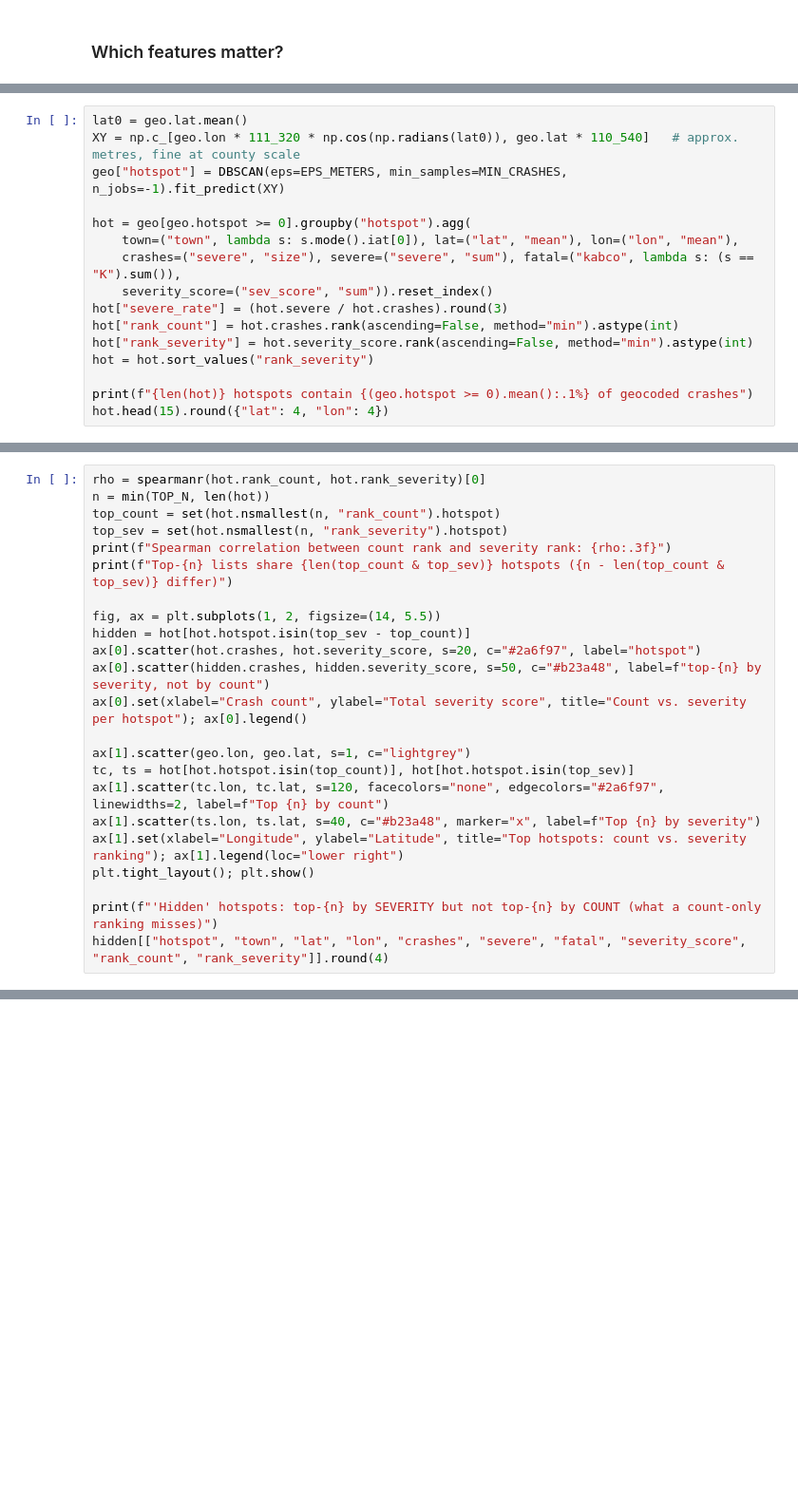
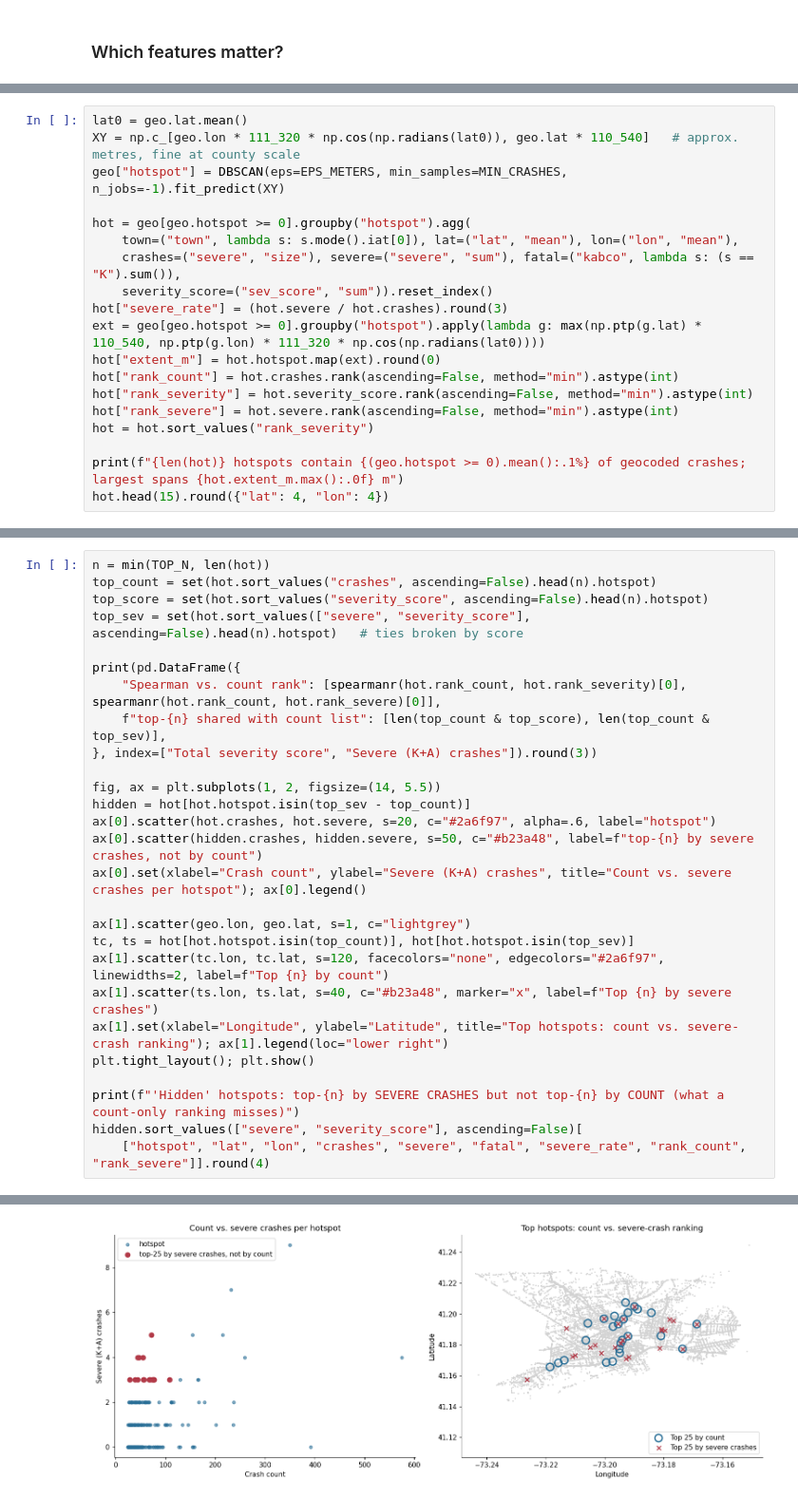
Before and after one commit to SeanSalafia/CT-Car-Crash-ML-Project, a Jupyter notebook: fairfield_crash_severity.ipynb, the cells around one changed output, grey strips where cells are left out. Shown at 95% size. Drawn from its saved outputs; the diff is of its cells as text; blank space fills up the shorter version.

```diff
--- a/fairfield_crash_severity.ipynb
+++ b/fairfield_crash_severity.ipynb
@@ -336,9 +360,12 @@ hot = geo[geo.hotspot >= 0].groupby("hotspot").agg(
     crashes=("severe", "size"), severe=("severe", "sum"), fatal=("kabco", lambda s: (s == "K").sum()),
     severity_score=("sev_score", "sum")).reset_index()
 hot["severe_rate"] = (hot.severe / hot.crashes).round(3)
+ext = geo[geo.hotspot >= 0].groupby("hotspot").apply(lambda g: max(np.ptp(g.lat) * 110_540, np.ptp(g.lon) * 111_320 * np.cos(np.radians(lat0))))
+hot["extent_m"] = hot.hotspot.map(ext).round(0)
 hot["rank_count"] = hot.crashes.rank(ascending=False, method="min").astype(int)
 hot["rank_severity"] = hot.severity_score.rank(ascending=False, method="min").astype(int)
+hot["rank_severe"] = hot.severe.rank(ascending=False, method="min").astype(int)
 hot = hot.sort_values("rank_severity")
 
-print(f"{len(hot)} hotspots contain {(geo.hotspot >= 0).mean():.1%} of geocoded crashes")
+print(f"{len(hot)} hotspots contain {(geo.hotspot >= 0).mean():.1%} of geocoded crashes; largest spans {hot.extent_m.max():.0f} m")
 hot.head(15).round({"lat": 4, "lon": 4})
@@ -345,23 +390,28 @@ hot.head(15).round({"lat": 4, "lon": 4})
 # %%
-rho = spearmanr(hot.rank_count, hot.rank_severity)[0]
 n = min(TOP_N, len(hot))
-top_count = set(hot.nsmallest(n, "rank_count").hotspot)
-top_sev = set(hot.nsmallest(n, "rank_severity").hotspot)
-print(f"Spearman correlation between count rank and severity rank: {rho:.3f}")
-print(f"Top-{n} lists share {len(top_count & top_sev)} hotspots ({n - len(top_count & top_sev)} differ)")
+top_count = set(hot.sort_values("crashes", ascending=False).head(n).hotspot)
+top_score = set(hot.sort_values("severity_score", ascending=False).head(n).hotspot)
+top_sev = set(hot.sort_values(["severe", "severity_score"], ascending=False).head(n).hotspot)   # ties broken by score
+
+print(pd.DataFrame({
+    "Spearman vs. count rank": [spearmanr(hot.rank_count, hot.rank_severity)[0], spearmanr(hot.rank_count, hot.rank_severe)[0]],
+    f"top-{n} shared with count list": [len(top_count & top_score), len(top_count & top_sev)],
+}, index=["Total severity score", "Severe (K+A) crashes"]).round(3))
 
 fig, ax = plt.subplots(1, 2, figsize=(14, 5.5))
 hidden = hot[hot.hotspot.isin(top_sev - top_count)]
-ax[0].scatter(hot.crashes, hot.severity_score, s=20, c="#2a6f97", label="hotspot")
-ax[0].scatter(hidden.crashes, hidden.severity_score, s=50, c="#b23a48", label=f"top-{n} by severity, not by count")
-ax[0].set(xlabel="Crash count", ylabel="Total severity score", title="Count vs. severity per hotspot"); ax[0].legend()
+ax[0].scatter(hot.crashes, hot.severe, s=20, c="#2a6f97", alpha=.6, label="hotspot")
+ax[0].scatter(hidden.crashes, hidden.severe, s=50, c="#b23a48", label=f"top-{n} by severe crashes, not by count")
+ax[0].set(xlabel="Crash count", ylabel="Severe (K+A) crashes", title="Count vs. severe crashes per hotspot"); ax[0].legend()
 
 ax[1].scatter(geo.lon, geo.lat, s=1, c="lightgrey")
 tc, ts = hot[hot.hotspot.isin(top_count)], hot[hot.hotspot.isin(top_sev)]
 ax[1].scatter(tc.lon, tc.lat, s=120, facecolors="none", edgecolors="#2a6f97", linewidths=2, label=f"Top {n} by count")
-ax[1].scatter(ts.lon, ts.lat, s=40, c="#b23a48", marker="x", label=f"Top {n} by severity")
-ax[1].set(xlabel="Longitude", ylabel="Latitude", title="Top hotspots: count vs. severity ranking"); ax[1].legend(loc="lower right")
+ax[1].scatter(ts.lon, ts.lat, s=40, c="#b23a48", marker="x", label=f"Top {n} by severe crashes")
+ax[1].set(xlabel="Longitude", ylabel="Latitude", title="Top hotspots: count vs. severe-crash ranking"); ax[1].legend(loc="lower right")
 plt.tight_layout(); plt.show()
 
-print(f"'Hidden' hotspots: top-{n} by SEVERITY but not top-{n} by COUNT (what a count-only ranking misses)")
-hidden[["hotspot", "town", "lat", "lon", "crashes", "severe", "fatal", "severity_score", "rank_count", "rank_severity"]].round(4)
+print(f"'Hidden' hotspots: top-{n} by SEVERE CRASHES but not top-{n} by COUNT (what a count-only ranking misses)")
+hidden.sort_values(["severe", "severity_score"], ascending=False)[
+    ["hotspot", "lat", "lon", "crashes", "severe", "fatal", "severe_rate", "rank_count", "rank_severe"]].round(4)
+# %% [output]
@@ -367,0 +421 @@ hidden[["hotspot", "town", "lat", "lon", "crashes", "severe", "fatal", "severity
+[figure, added]
```
Also changed, not shown: parts of 21 cells of this notebook, 3 other files.
